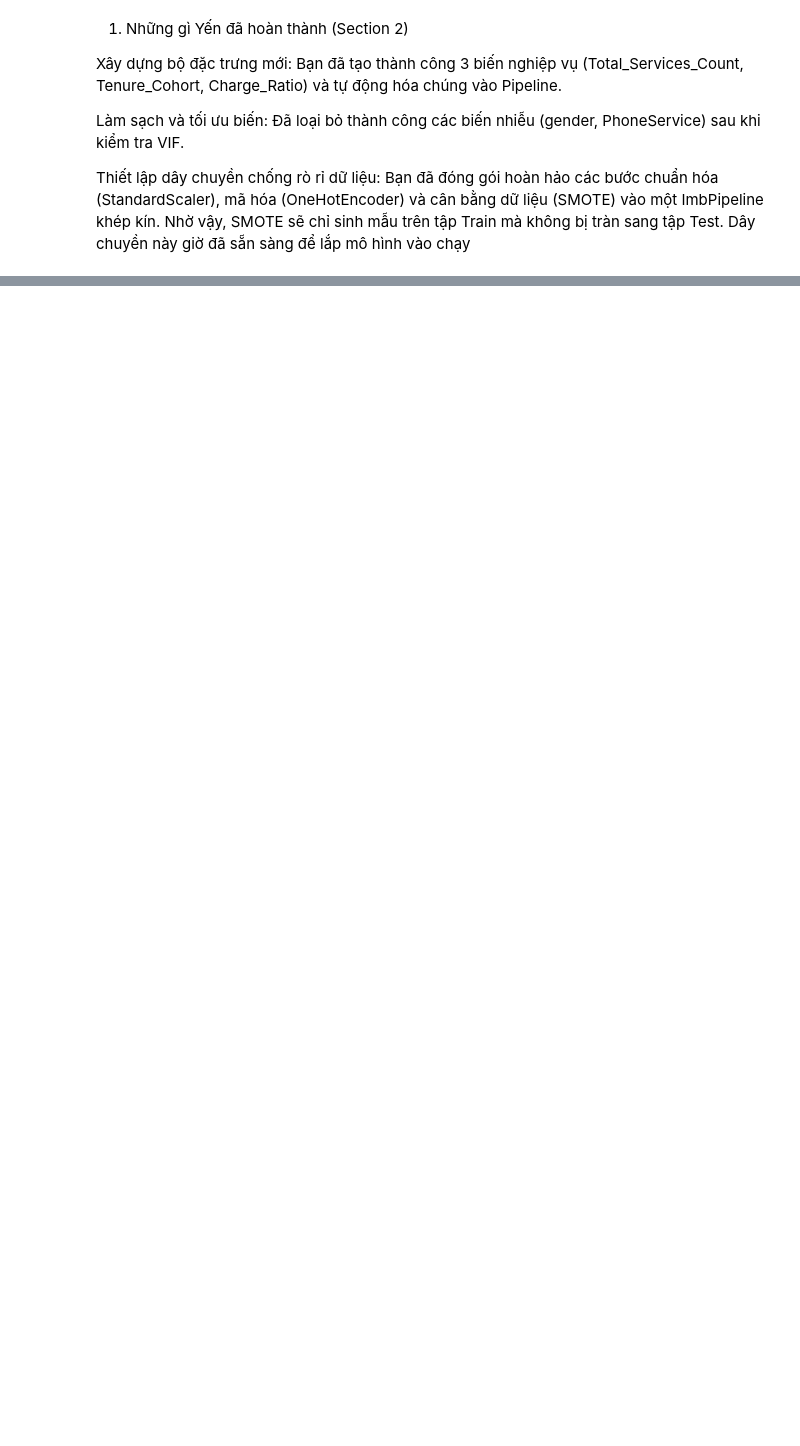
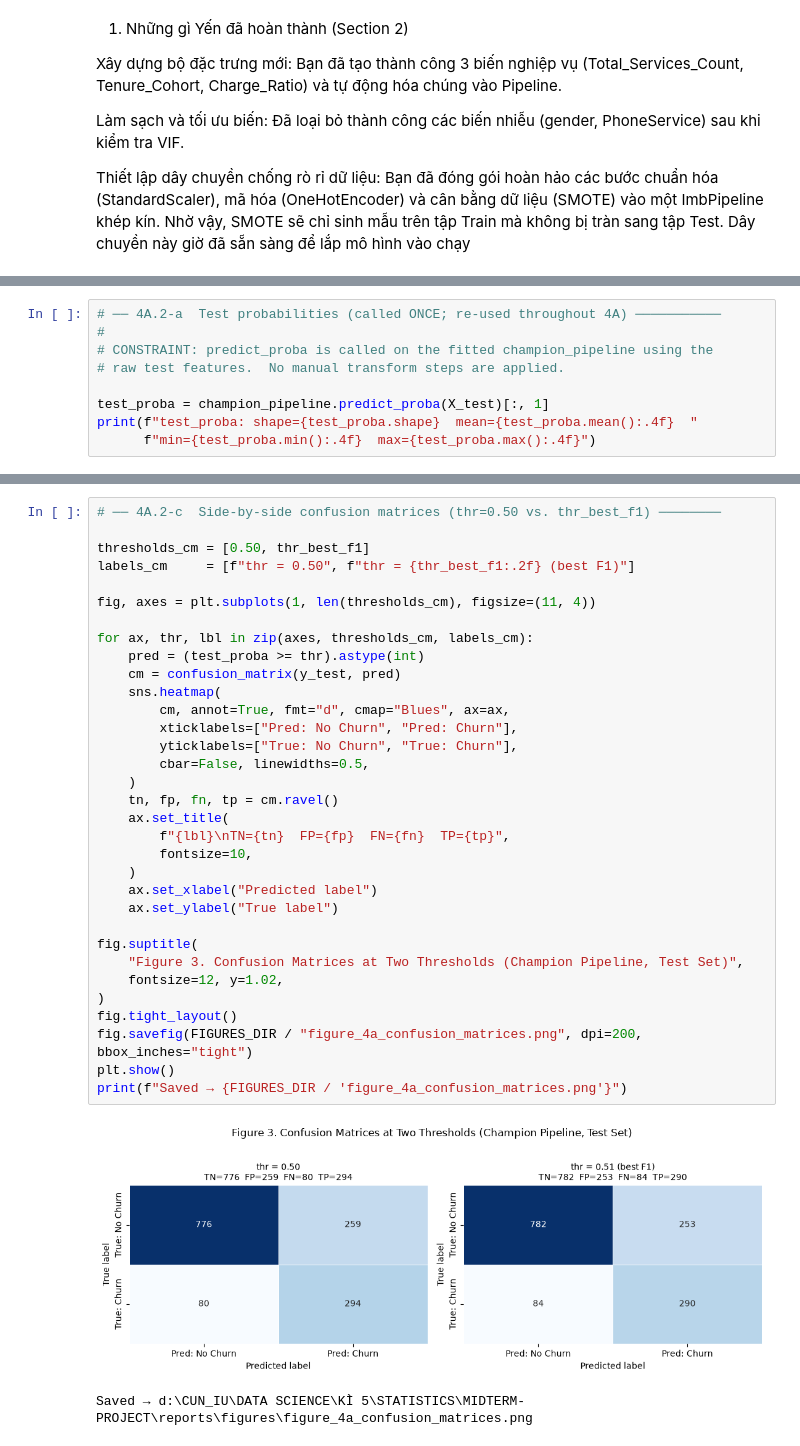
Before and after one commit to nhnminh1409/DS66B_group_11, a Jupyter notebook: master_churn_prediction.ipynb, the cells around one changed output, grey strips where cells are left out. Cells and saved outputs as stored; diff of their text form; blank space fills up the shorter version.

```diff
--- a/master_churn_prediction.ipynb
+++ b/master_churn_prediction.ipynb
@@ -673,0 +1566,9 @@ Thiết lập dây chuyền chống rò rỉ dữ liệu: Bạn đã đóng gói
+# %%
+# ── 4A.2-a  Test probabilities (called ONCE; re-used throughout 4A) ───────────
+#
+# CONSTRAINT: predict_proba is called on the fitted champion_pipeline using the
+# raw test features.  No manual transform steps are applied.
+
+test_proba = champion_pipeline.predict_proba(X_test)[:, 1]
+print(f"test_proba: shape={test_proba.shape}  mean={test_proba.mean():.4f}  "
+      f"min={test_proba.min():.4f}  max={test_proba.max():.4f}")
@@ -673,0 +1620,36 @@ Thiết lập dây chuyền chống rò rỉ dữ liệu: Bạn đã đóng gói
+# %%
+# ── 4A.2-c  Side-by-side confusion matrices (thr=0.50 vs. thr_best_f1) ────────
+
+thresholds_cm = [0.50, thr_best_f1]
+labels_cm     = [f"thr = 0.50", f"thr = {thr_best_f1:.2f} (best F1)"]
+
+fig, axes = plt.subplots(1, len(thresholds_cm), figsize=(11, 4))
+
+for ax, thr, lbl in zip(axes, thresholds_cm, labels_cm):
+    pred = (test_proba >= thr).astype(int)
+    cm = confusion_matrix(y_test, pred)
+    sns.heatmap(
+        cm, annot=True, fmt="d", cmap="Blues", ax=ax,
+        xticklabels=["Pred: No Churn", "Pred: Churn"],
+        yticklabels=["True: No Churn", "True: Churn"],
+        cbar=False, linewidths=0.5,
+    )
+    tn, fp, fn, tp = cm.ravel()
+    ax.set_title(
+        f"{lbl}\nTN={tn}  FP={fp}  FN={fn}  TP={tp}",
+        fontsize=10,
+    )
+    ax.set_xlabel("Predicted label")
+    ax.set_ylabel("True label")
+
+fig.suptitle(
+    "Figure 3. Confusion Matrices at Two Thresholds (Champion Pipeline, Test Set)",
+    fontsize=12, y=1.02,
+)
+fig.tight_layout()
+fig.savefig(FIGURES_DIR / "figure_4a_confusion_matrices.png", dpi=200, bbox_inches="tight")
+plt.show()
+print(f"Saved → {FIGURES_DIR / 'figure_4a_confusion_matrices.png'}")
+# %% [output]
+[figure, added]
+Saved → d:\CUN_IU\DATA SCIENCE\KÌ 5\STATISTICS\MIDTERM-PROJECT\reports\figures\figure_4a_confusion_matrices.png
```
Also changed, not shown: parts of 68 cells of this notebook.
